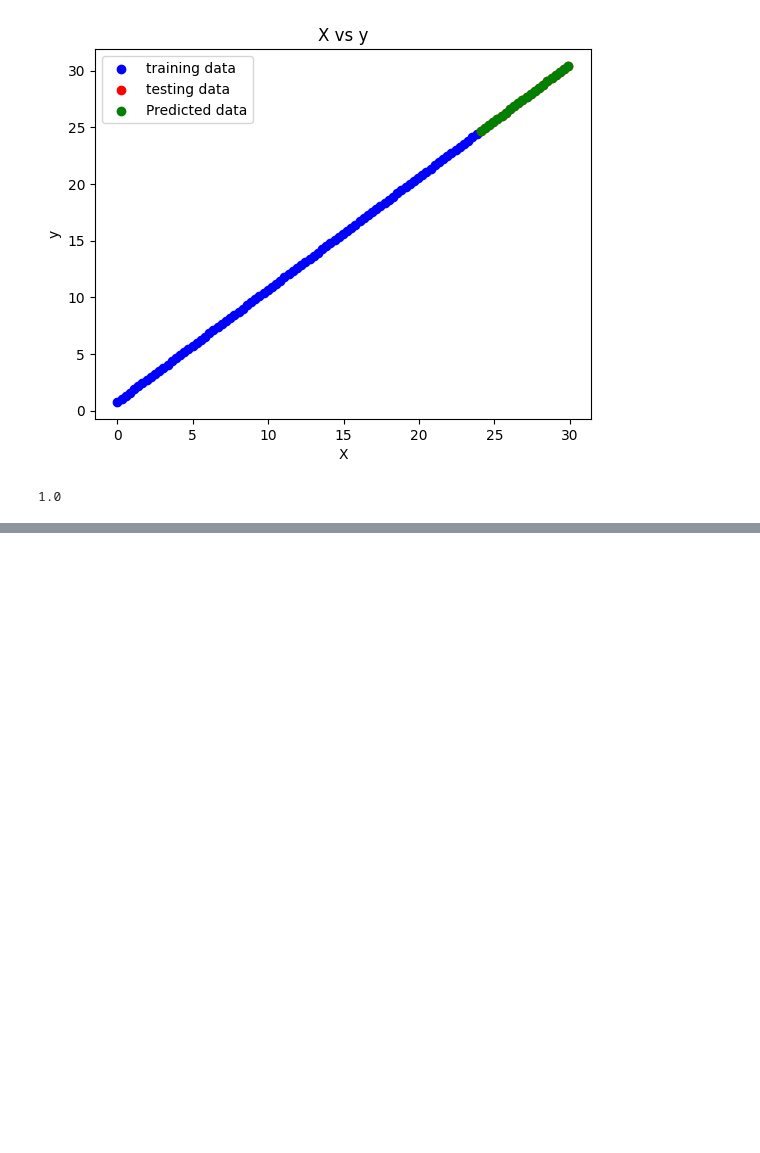
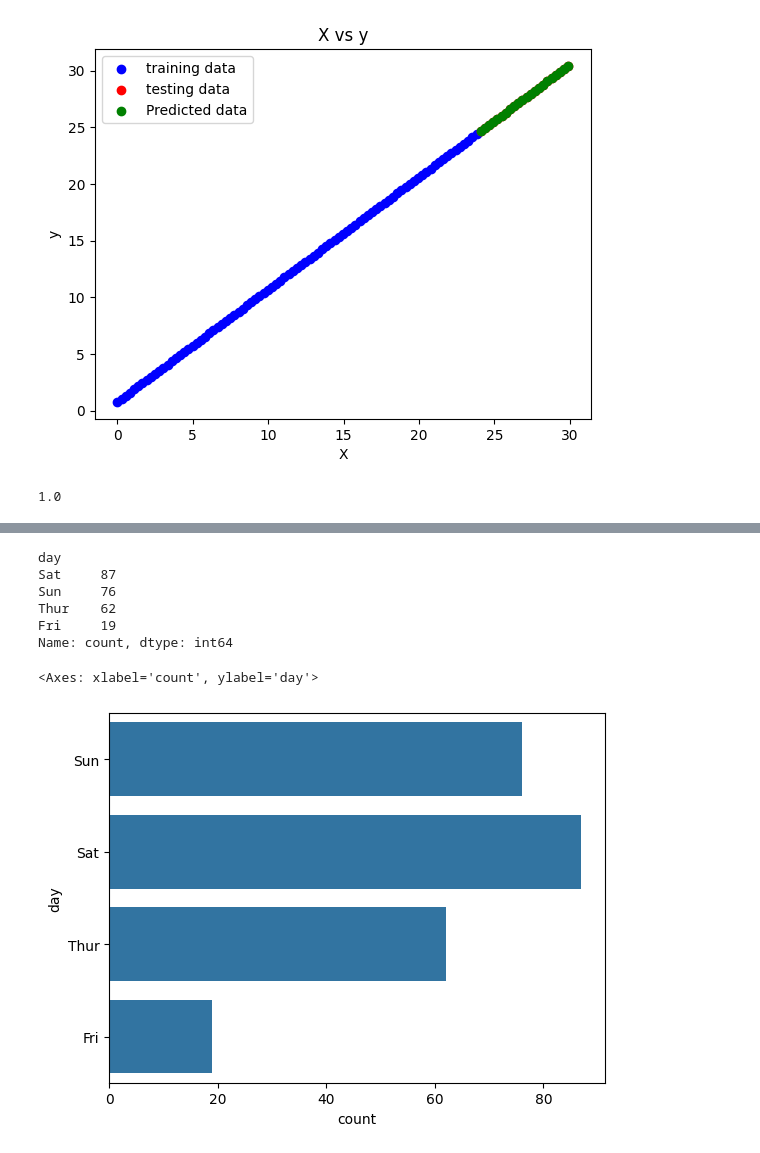
Before and after one commit to Prabin1025y/Advance-Python-College, a Jupyter notebook: day 17/day17.ipynb, the cells around one changed output, grey strips where cells are left out. Drawn from its saved outputs; the diff is of its cells as text; code cells hidden in the pictures; blank space fills up the shorter version.

```diff
--- a/day 17/day17.ipynb
+++ b/day 17/day17.ipynb
@@ -91,0 +179,4 @@ print(model.summary())
+# %%
+import pandas as pd
+df = pd.read_csv("tips.csv")
+df.info()
@@ -91,0 +225,15 @@ print(model.summary())
+# %%
+df['day'].value_counts()
+# %% [output]
+day
+Sat     87
+Sun     76
+Thur    62
+Fri     19
+Name: count, dtype: int64
+# %%
+import seaborn as sns
+sns.countplot(df['day'])
+# %% [output]
+<Axes: xlabel='count', ylabel='day'>
+[figure, added]
```
Also changed, not shown: parts of 15 cells of this notebook, 1 other file.
